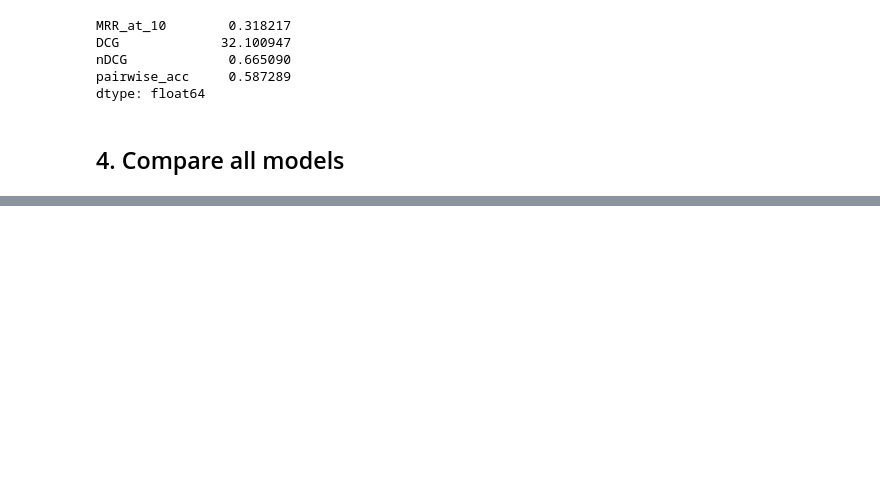
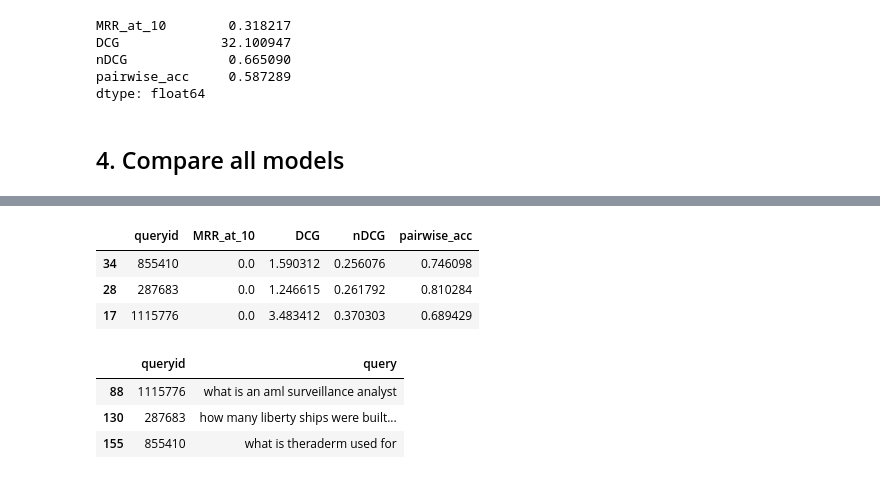
Before and after one commit to annadymanus/IR-project, a Jupyter notebook: model_metrics.ipynb, the cells around one changed output, grey strips where cells are left out. Saved outputs shown, nothing was run; the diff lists cells and outputs as text; code cells hidden in the pictures; blank space fills up the shorter version.

Commit message:
hard and easy queries

```diff
--- a/model_metrics.ipynb
+++ b/model_metrics.ipynb
@@ -680,0 +714,16 @@ pd.concat(
+# %%
+metrics_model_non_cont_word_emb.sort_values(by='nDCG').head(3)
+# %% [output]
+|  | queryid | MRR_at_10 | DCG | nDCG | pairwise_acc |
+| 34 | 855410 | 0.0 | 1.590312 | 0.256076 | 0.746098 |
+| 28 | 287683 | 0.0 | 1.246615 | 0.261792 | 0.810284 |
+| 17 | 1115776 | 0.0 | 3.483412 | 0.370303 | 0.689429 |
+# %%
+hard_queries = [855410, 287683, 1115776]
+
+queries_df[queries_df['queryid'].isin(hard_queries)]
+# %% [output]
+|  | queryid | query |
+| 88 | 1115776 | what is an aml surveillance analyst |
+| 130 | 287683 | how many liberty ships were built... |
+| 155 | 855410 | what is theraderm used for |
```
Also changed, not shown: parts of 21 cells of this notebook.
